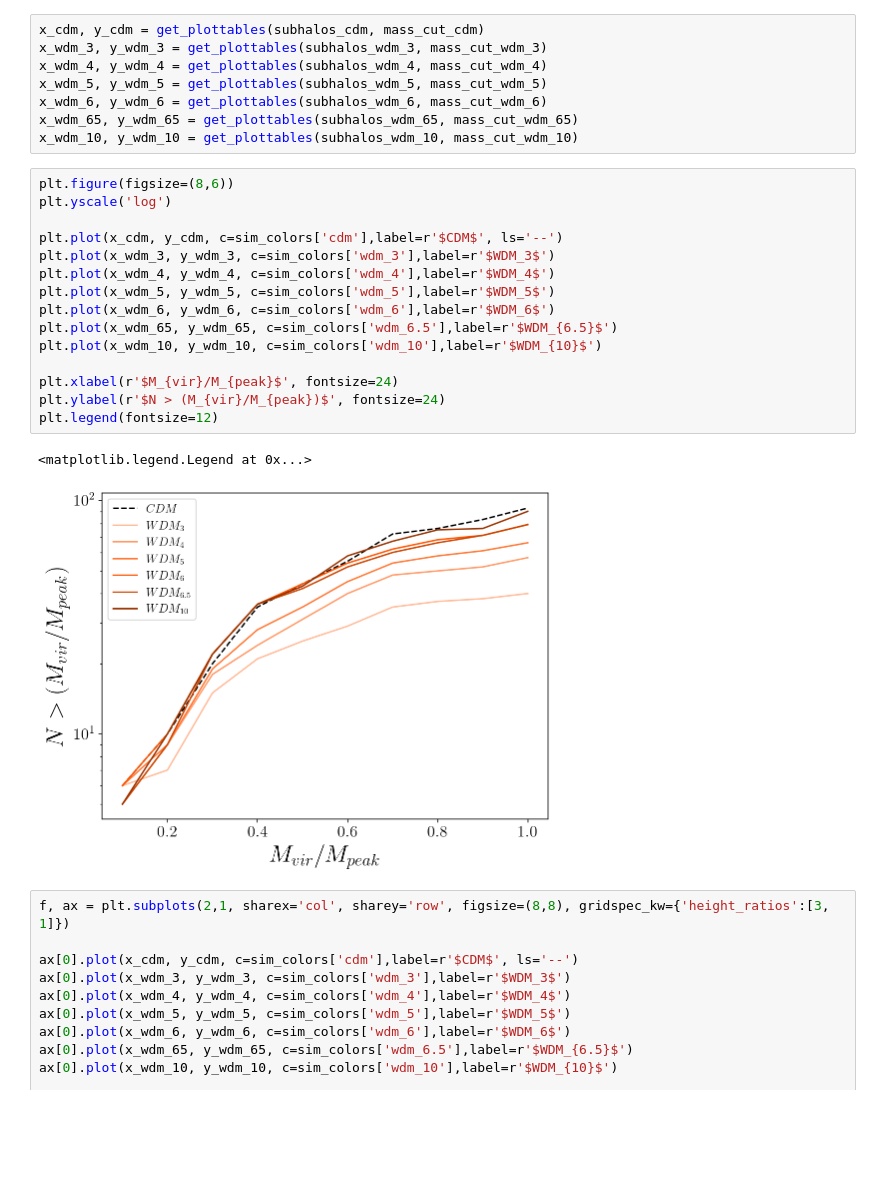
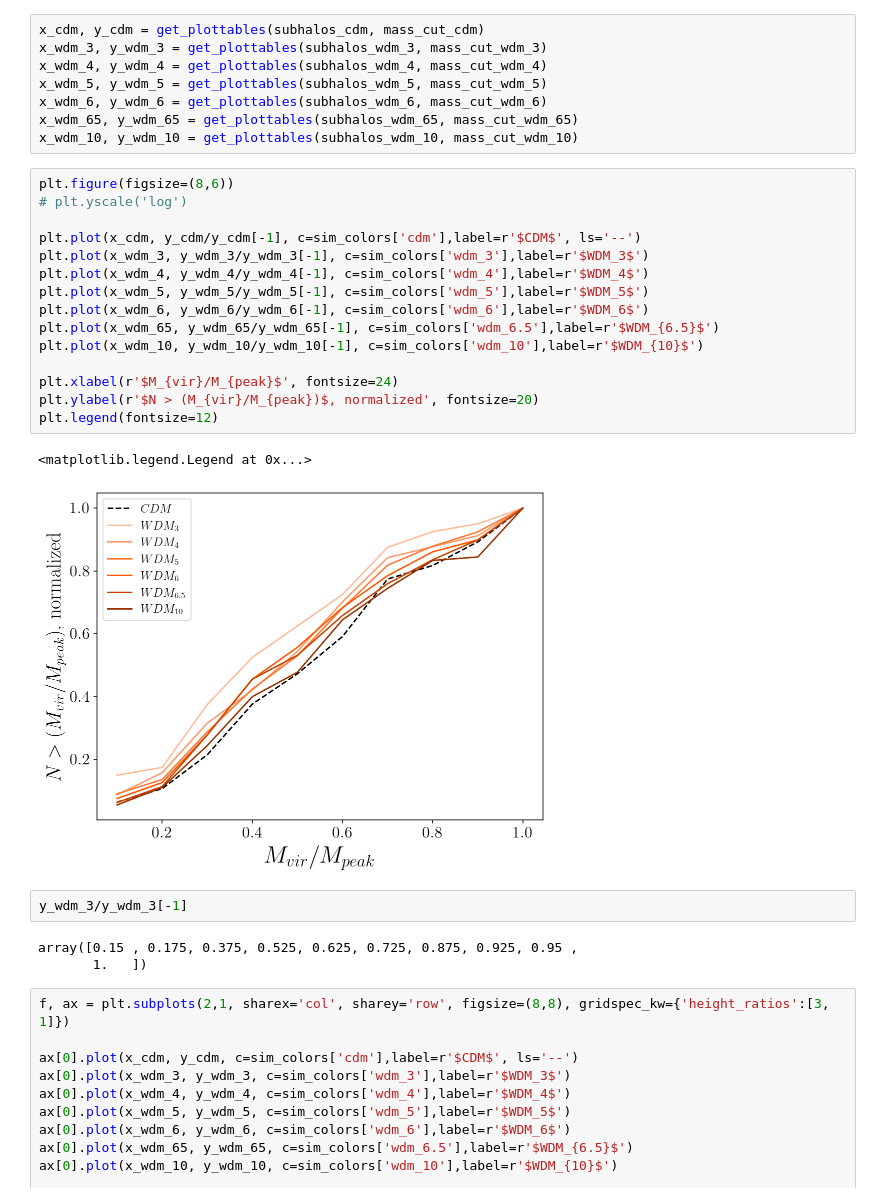
Before and after one commit to theotherlogan/nsbp-2023, a Jupyter notebook: notebooks/reading_experiments.ipynb, the cells around one changed output. Saved outputs shown, nothing was run; the diff lists cells and outputs as text; blank space fills up the shorter version.

Commit message:
normalizing some older plots; Lee et al.

```diff
--- a/notebooks/reading_experiments.ipynb
+++ b/notebooks/reading_experiments.ipynb
@@ -156,22 +156,27 @@ x_wdm_65, y_wdm_65 = get_plottables(subhalos_wdm_65, mass_cut_wdm_65)
 x_wdm_10, y_wdm_10 = get_plottables(subhalos_wdm_10, mass_cut_wdm_10)
 # %%
 plt.figure(figsize=(8,6))
-plt.yscale('log')
+# plt.yscale('log')
 
-plt.plot(x_cdm, y_cdm, c=sim_colors['cdm'],label=r'$CDM$', ls='--')
-plt.plot(x_wdm_3, y_wdm_3, c=sim_colors['wdm_3'],label=r'$WDM_3$')
-plt.plot(x_wdm_4, y_wdm_4, c=sim_colors['wdm_4'],label=r'$WDM_4$')
-plt.plot(x_wdm_5, y_wdm_5, c=sim_colors['wdm_5'],label=r'$WDM_5$')
-plt.plot(x_wdm_6, y_wdm_6, c=sim_colors['wdm_6'],label=r'$WDM_6$')
-plt.plot(x_wdm_65, y_wdm_65, c=sim_colors['wdm_6.5'],label=r'$WDM_{6.5}$')
-plt.plot(x_wdm_10, y_wdm_10, c=sim_colors['wdm_10'],label=r'$WDM_{10}$')
+plt.plot(x_cdm, y_cdm/y_cdm[-1], c=sim_colors['cdm'],label=r'$CDM$', ls='--')
+plt.plot(x_wdm_3, y_wdm_3/y_wdm_3[-1], c=sim_colors['wdm_3'],label=r'$WDM_3$')
+plt.plot(x_wdm_4, y_wdm_4/y_wdm_4[-1], c=sim_colors['wdm_4'],label=r'$WDM_4$')
+plt.plot(x_wdm_5, y_wdm_5/y_wdm_5[-1], c=sim_colors['wdm_5'],label=r'$WDM_5$')
+plt.plot(x_wdm_6, y_wdm_6/y_wdm_6[-1], c=sim_colors['wdm_6'],label=r'$WDM_6$')
+plt.plot(x_wdm_65, y_wdm_65/y_wdm_65[-1], c=sim_colors['wdm_6.5'],label=r'$WDM_{6.5}$')
+plt.plot(x_wdm_10, y_wdm_10/y_wdm_10[-1], c=sim_colors['wdm_10'],label=r'$WDM_{10}$')
 
 plt.xlabel(r'$M_{vir}/M_{peak}$', fontsize=24)
-plt.ylabel(r'$N > (M_{vir}/M_{peak})$', fontsize=24)
+plt.ylabel(r'$N > (M_{vir}/M_{peak})$, normalized', fontsize=20)
 plt.legend(fontsize=12)
 # %% [output]
 <matplotlib.legend.Legend at 0x...>
-[figure, old version]
+[figure, new version]
+# %%
+y_wdm_3/y_wdm_3[-1]
+# %% [output]
+array([0.15 , 0.175, 0.375, 0.525, 0.625, 0.725, 0.875, 0.925, 0.95 ,
+       1.   ])
 # %%
 f, ax = plt.subplots(2,1, sharex='col', sharey='row', figsize=(8,8), gridspec_kw={'height_ratios':[3, 1]})
 
```
Also changed, not shown: parts of 1 cell of this notebook, 1 other file.
